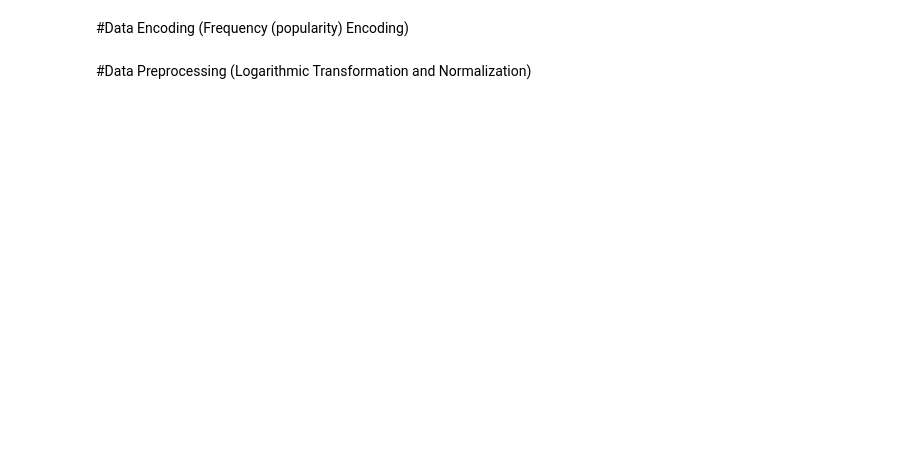
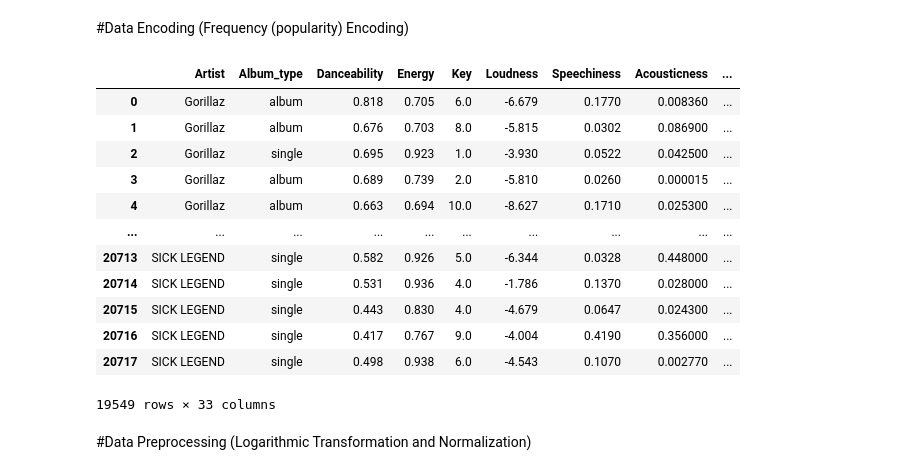
Before and after one commit to 2s2e/cse151a-project, a Jupyter notebook: Milestone.ipynb, the cells around one changed output. Saved outputs shown, nothing was run; the diff lists cells and outputs as text; code cells hidden in the pictures; blank space fills up the shorter version.

Commit message:
Fixed NoneType error

```diff
--- a/Milestone.ipynb
+++ b/Milestone.ipynb
@@ -330,6 +387,21 @@ def prep_view_based_encoding_album(df):
     return df
 # %%
 prep_view_based_encoding_artist(df)
+df
+# %% [output]
+|  | Artist | Album_type | Danceability | Energy | Key | Loudness | Speechiness | Acousticness | ... |
+| 0 | Gorillaz | album | 0.818 | 0.705 | 6.0 | -6.679 | 0.1770 | 0.008360 | ... |
+| 1 | Gorillaz | album | 0.676 | 0.703 | 8.0 | -5.815 | 0.0302 | 0.086900 | ... |
+| 2 | Gorillaz | single | 0.695 | 0.923 | 1.0 | -3.930 | 0.0522 | 0.042500 | ... |
+| 3 | Gorillaz | album | 0.689 | 0.739 | 2.0 | -5.810 | 0.0260 | 0.000015 | ... |
+| 4 | Gorillaz | album | 0.663 | 0.694 | 10.0 | -8.627 | 0.1710 | 0.025300 | ... |
+| ... | ... | ... | ... | ... | ... | ... | ... | ... | ... |
+| 20713 | SICK LEGEND | single | 0.582 | 0.926 | 5.0 | -6.344 | 0.0328 | 0.448000 | ... |
+| 20714 | SICK LEGEND | single | 0.531 | 0.936 | 4.0 | -1.786 | 0.1370 | 0.028000 | ... |
+| 20715 | SICK LEGEND | single | 0.443 | 0.830 | 4.0 | -4.679 | 0.0647 | 0.024300 | ... |
+| 20716 | SICK LEGEND | single | 0.417 | 0.767 | 9.0 | -4.004 | 0.4190 | 0.356000 | ... |
+| 20717 | SICK LEGEND | single | 0.498 | 0.938 | 6.0 | -4.543 | 0.1070 | 0.002770 | ... |
+19549 rows × 33 columns
 # %% [markdown]
 #Data Preprocessing (Logarithmic Transformation and Normalization)
 # %%
```
Also changed, not shown: parts of 13 cells of this notebook.
